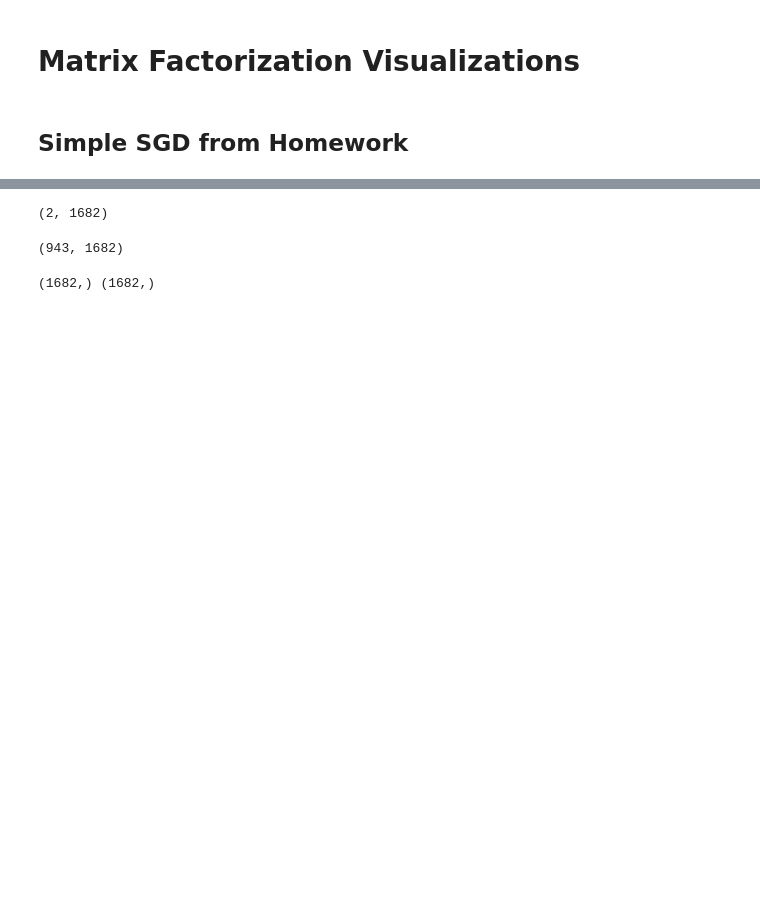
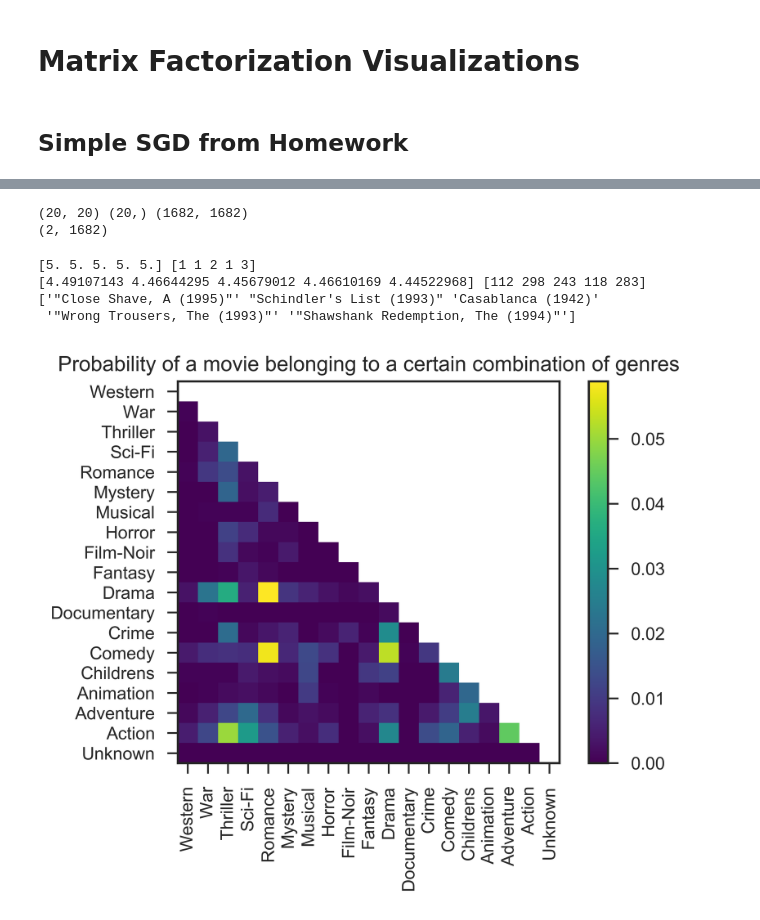
Before and after one commit to dibidave/central-nervous-system, a Jupyter notebook: project2/Simple SGD.ipynb, the cells around one changed output, grey strips where cells are left out. Cells and saved outputs as stored; diff of their text form; code cells hidden in the pictures; blank space fills up the shorter version.

```diff
--- a/project2/Simple SGD.ipynb
+++ b/project2/Simple SGD.ipynb
@@ -13,10 +13,11 @@ import matplotlib.pyplot as plt
 sns.set()
 sns.set_style("white")
 # %%
-Y_train = utils.get_training_data()
-Y_test = utils.get_test_data()
+# Y_train = utils.get_training_data()
+# Y_test = utils.get_test_data()
 Y = utils.get_data()
 movie_id, movie_title, movie_genre, genres = utils.get_movies()
+genre_similarity = utils.genre_similarity(movie_genre)
 
 M = 943 # users
 N = 1682 # movies
@@ -47,24 +49,42 @@ Epoch 20: current avarage training error 0.311
 # print('Average training error =', '{:.3f}'.format(err/len(Y_train)))
 # print('Average test error =', '{:.3f}'.format(err_test/len(Y_test)))
 # %%
-A, S, BT = np.linalg.svd(V.T)
-B = BT.T
-V2 = A.T[0:2, :]@V.T
+A, S, B = np.linalg.svd(V) # SVD for the latent factor of the movies
+print(A.shape, S.shape, B.shape)
+V2 = A.T[:2, :]@V # Project V to 2D
 print(V2.shape)
 # %% [output]
+(20, 20) (20,) (1682, 1682)
 (2, 1682)
-# %%
-YM = utils.list_to_matrix(Y, M, N)
-print(YM.shape)
-# %% [output]
-(943, 1682)
-# %%
-ratings = np.nanmean(YM, axis=0) # Mean rating of the movies
-counts = np.sum(1-np.isnan(YM), axis=0) # Number of ratings for each movie
-rank_ratings = np.argsort(-ratings) # Indices of ratings in descending order
-rank_counts = np.argsort(-counts) # Indices of counts in descending order
-print(ratings.shape, counts.shape)
-# %% [output]
-(1682,) (1682,)
+# %%
+YM = utils.list_to_matrix(Y, M, N)
+counts, ratings, ratings_bayesian = utils.bayesian_rating(Y, thr=4)
+rank_counts = np.argsort(-counts) # Indices of counts in descending order
+rank_ratings = np.argsort(-ratings) # Indices of ratings in descending order
+rank_ratings_bayesian = np.argsort(-ratings_bayesian) # Indices of ratings in descending order
+print(ratings[rank_ratings[:5]], counts[rank_ratings[:5]])
+print(ratings[rank_ratings_bayesian[:5]], counts[rank_ratings_bayesian[:5]])
+print(movie_title[rank_ratings_bayesian[:5]])
+# %% [output]
+[5. 5. 5. 5. 5.] [1 1 2 1 3]
+[4.49107143 4.46644295 4.45679012 4.46610169 4.44522968] [112 298 243 118 283]
+['"Close Shave, A (1995)"' "Schindler's List (1993)" 'Casablanca (1942)'
+ '"Wrong Trousers, The (1993)"' '"Shawshank Redemption, The (1994)"']
+# %%
+sns.set_style("ticks")
+n_genres = len(genres)
+genre_similarity_nodiag = genre_similarity.copy()
+for i in range(n_genres):
+    genre_similarity_nodiag[i, i] = np.nan
+plt.figure(dpi=300)
+plt.imshow(np.rot90(genre_similarity_nodiag, 2), extent=[0.5, n_genres+0.5, 0.5, n_genres+0.5],
+          cmap='viridis')
+plt.xticks(np.arange(n_genres)+1, genres[::-1], rotation='vertical')
+plt.yticks(np.arange(n_genres)+1, genres)
+plt.colorbar()
+plt.title('Probability of a movie belonging to a certain combination of genres')
+plt.show()
+# %% [output]
+[figure, added]
 # %%
 plt.figure(dpi=300)
```
Also changed, not shown: parts of 6 cells of this notebook.
